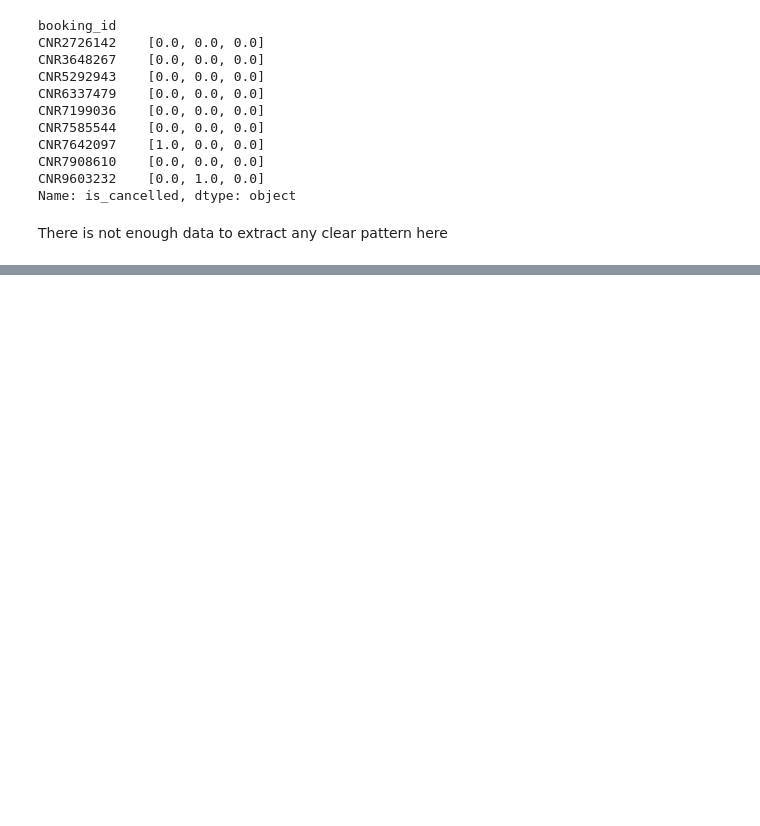
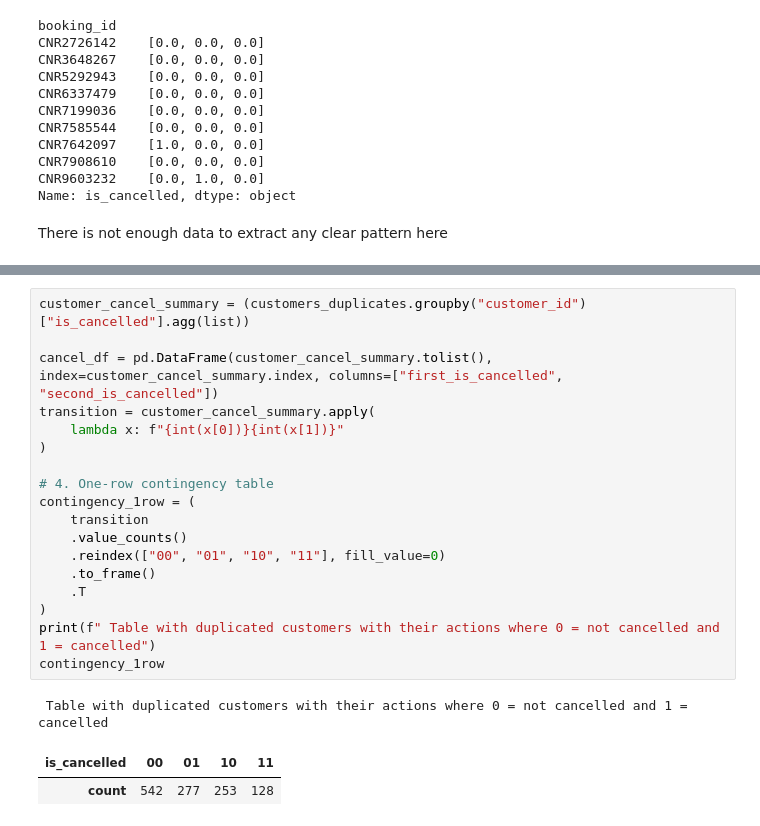
Before and after one commit to amaldu/uber-ride-cancellation-prediction, a Jupyter notebook: uber-analysis/notebooks/05_bivar_eda.ipynb, the cells around one changed output, grey strips where cells are left out. Drawn from its saved outputs; the diff is of its cells as text; blank space fills up the shorter version.

```diff
--- a/uber-analysis/notebooks/05_bivar_eda.ipynb
+++ b/uber-analysis/notebooks/05_bivar_eda.ipynb
@@ -224,0 +252,22 @@ There is not enough data to extract any clear pattern here
+# %%
+customer_cancel_summary = (customers_duplicates.groupby("customer_id")["is_cancelled"].agg(list))
+
+cancel_df = pd.DataFrame(customer_cancel_summary.tolist(), index=customer_cancel_summary.index, columns=["first_is_cancelled", "second_is_cancelled"])
+transition = customer_cancel_summary.apply(
+    lambda x: f"{int(x[0])}{int(x[1])}"
+)
+
+# 4. One-row contingency table
+contingency_1row = (
+    transition
+    .value_counts()
+    .reindex(["00", "01", "10", "11"], fill_value=0)
+    .to_frame()
+    .T
+)
+print(f" Table with duplicated customers with their actions where 0 = not cancelled and 1 = cancelled")
+contingency_1row
+# %% [output]
+ Table with duplicated customers with their actions where 0 = not cancelled and 1 = cancelled
+| is_cancelled | 00 | 01 | 10 | 11 |
+| count | 542 | 277 | 253 | 128 |
```
Also changed, not shown: parts of 11 cells of this notebook, 1 other file.
